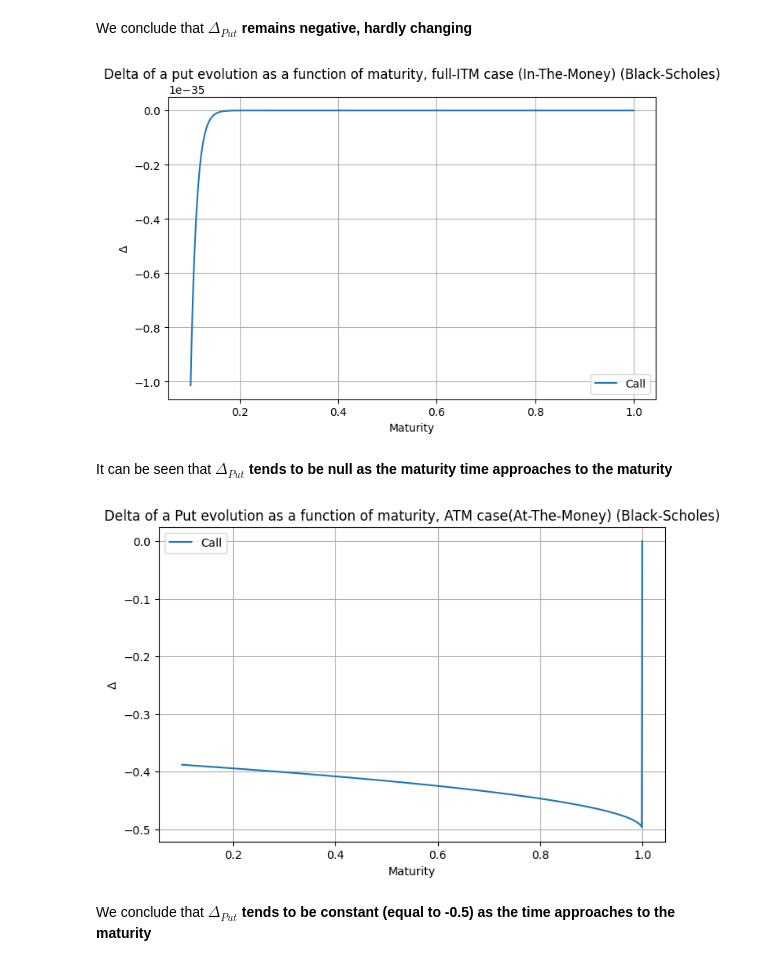
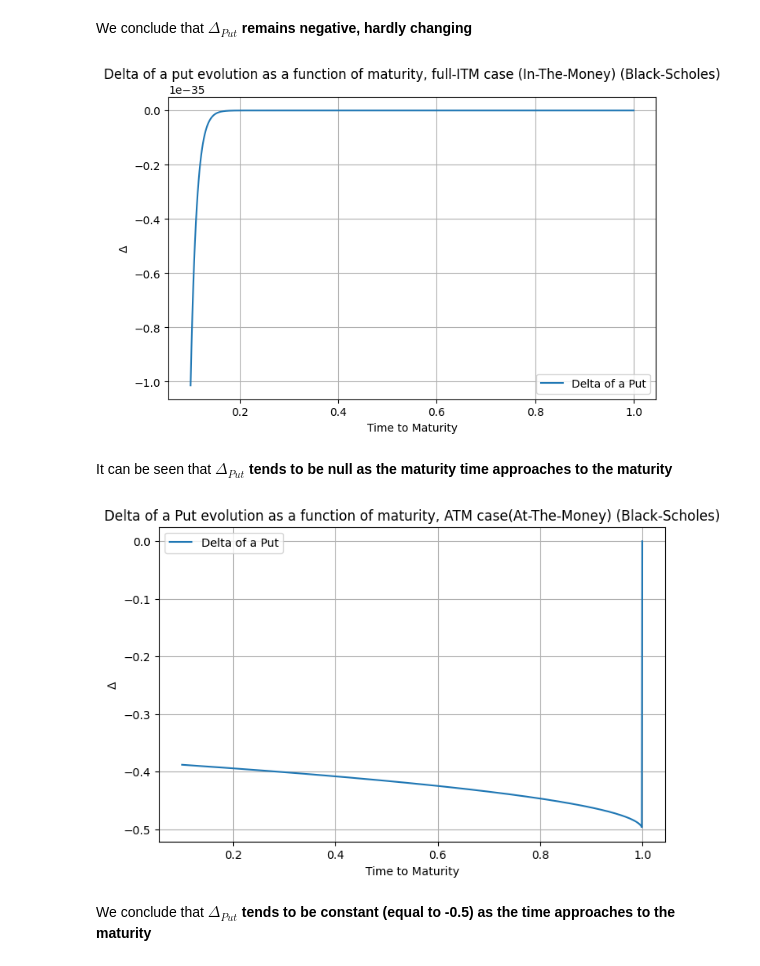
Before and after one commit to zmeikingleb/Financial_Models, a Jupyter notebook: Black Scholes.ipynb, the cells around one changed output. Saved outputs shown, nothing was run; the diff lists cells and outputs as text; code cells hidden in the pictures.

```diff
--- a/Black Scholes.ipynb
+++ b/Black Scholes.ipynb
@@ -321,21 +323,21 @@ We conclude that **$\Delta_{Put}$ remains negative, hardly changing**
 # %%
 T=1
 Td= np.linspace(0.1, 1, 1000)
 S0=10000
 K=100
 sigma = .4
 r = .04
 delta_time_put=[delta_put(S0, K, T, t, r, sigma) for t in Td]
 plt.figure(figsize=(8,5))
-plt.plot(Td, delta_time_put, label="Call")
+plt.plot(Td, delta_time_put, label="Delta of a Put")
 plt.title(f"Delta of a put evolution as a function of maturity, full-ITM case (In-The-Money) (Black-Scholes)")
-plt.xlabel("Maturity")
+plt.xlabel("Time to Maturity")
 plt.ylabel(r"$\Delta$")
 plt.grid(True)
 plt.legend()
 plt.show()
 # %% [output]
-[figure, old version]
+[figure, new version]
 # %% [markdown]
 It can be seen that **$\Delta_{Put}$ tends to be null as the maturity time approaches to the maturity**
 # %%
@@ -347,15 +349,15 @@ sigma = .4
 r = .04
 delta_time_put=[delta_put(S0, K, T, t, r, sigma) for t in Td]
 plt.figure(figsize=(8,5))
-plt.plot(Td, delta_time_put, label="Call")
+plt.plot(Td, delta_time_put, label="Delta of a Put")
 plt.title(f"Delta of a Put evolution as a function of maturity, ATM case(At-The-Money) (Black-Scholes)")
-plt.xlabel("Maturity")
+plt.xlabel("Time to Maturity")
 plt.ylabel(r"$\Delta$")
 plt.grid(True)
 plt.legend()
 plt.show()
 # %% [output]
-[figure, old version]
+[figure, new version]
 # %% [markdown]
 We conclude that **$\Delta_{Put}$ tends to be constant (equal to -0.5) as the time approaches to the maturity**
 # %% [markdown]
```
Also changed, not shown: parts of 13 cells of this notebook.
